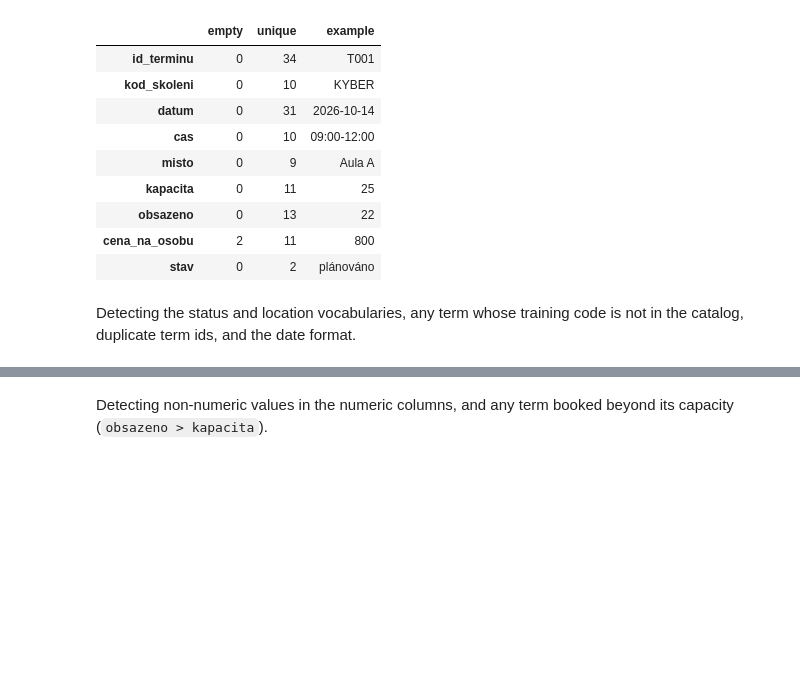
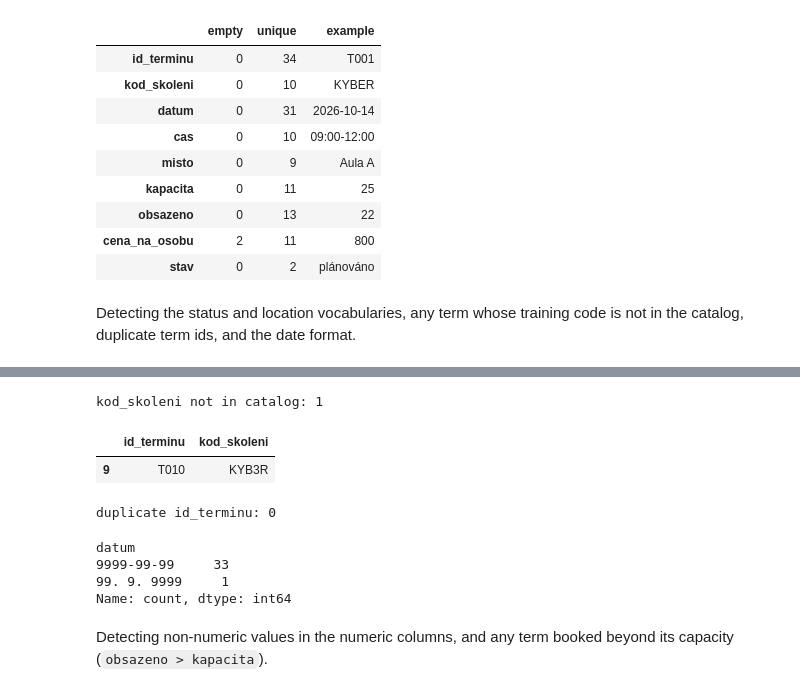
Before and after one commit to Jpoker01/employee-training-tracker, a Jupyter notebook: notebooks/00_exploratory_ntb.ipynb, the cells around one changed output, grey strips where cells are left out. Cells and saved outputs as stored; diff of their text form; code cells hidden in the pictures; blank space fills up the shorter version.

```diff
--- a/notebooks/00_exploratory_ntb.ipynb
+++ b/notebooks/00_exploratory_ntb.ipynb
@@ -780,2 +843,24 @@ Name: count, dtype: int64
+# %%
+is_unknown_term_code = ~dates_df["kod_skoleni"].isin(catalog_df["kod"])
+unknown_term_code_count = is_unknown_term_code.sum()
+print(f"kod_skoleni not in catalog: {unknown_term_code_count}")
+dates_df.loc[is_unknown_term_code, ["id_terminu", "kod_skoleni"]]
+# %% [output]
+kod_skoleni not in catalog: 1
+|  | id_terminu | kod_skoleni |
+| 9 | T010 | KYB3R |
+# %%
+is_duplicate_term_id = dates_df["id_terminu"].duplicated()
+duplicate_term_id_count = is_duplicate_term_id.sum()
+print(f"duplicate id_terminu: {duplicate_term_id_count}")
+# %% [output]
+duplicate id_terminu: 0
+# %%
+value_shapes(dates_df["datum"])
+# %% [output]
+datum
+9999-99-99     33
+99. 9. 9999     1
+Name: count, dtype: int64
 # %% [markdown]
 Detecting non-numeric values in the numeric columns, and any term booked beyond its capacity (`obsazeno > kapacita`).
```
Also changed, not shown: parts of 62 cells of this notebook.
